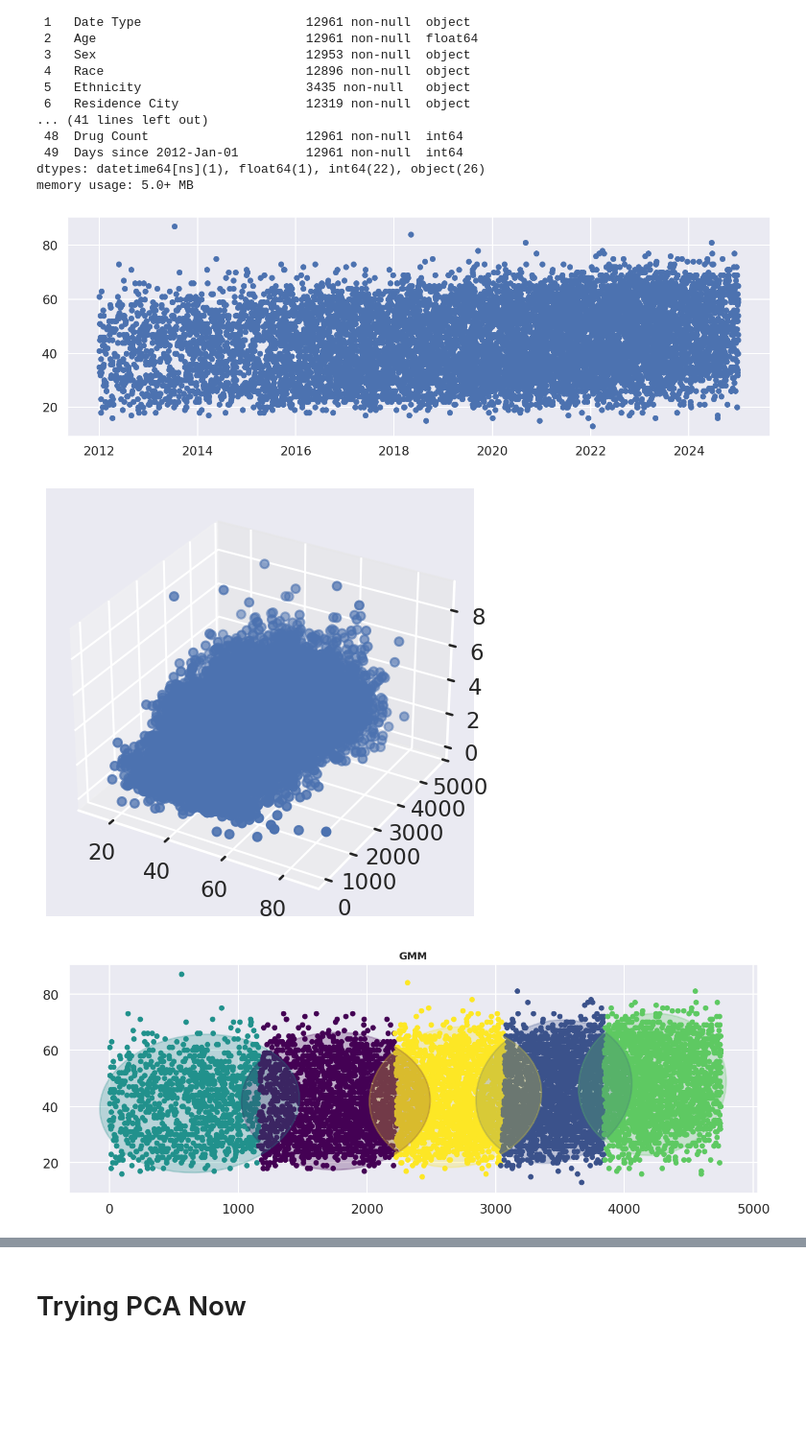
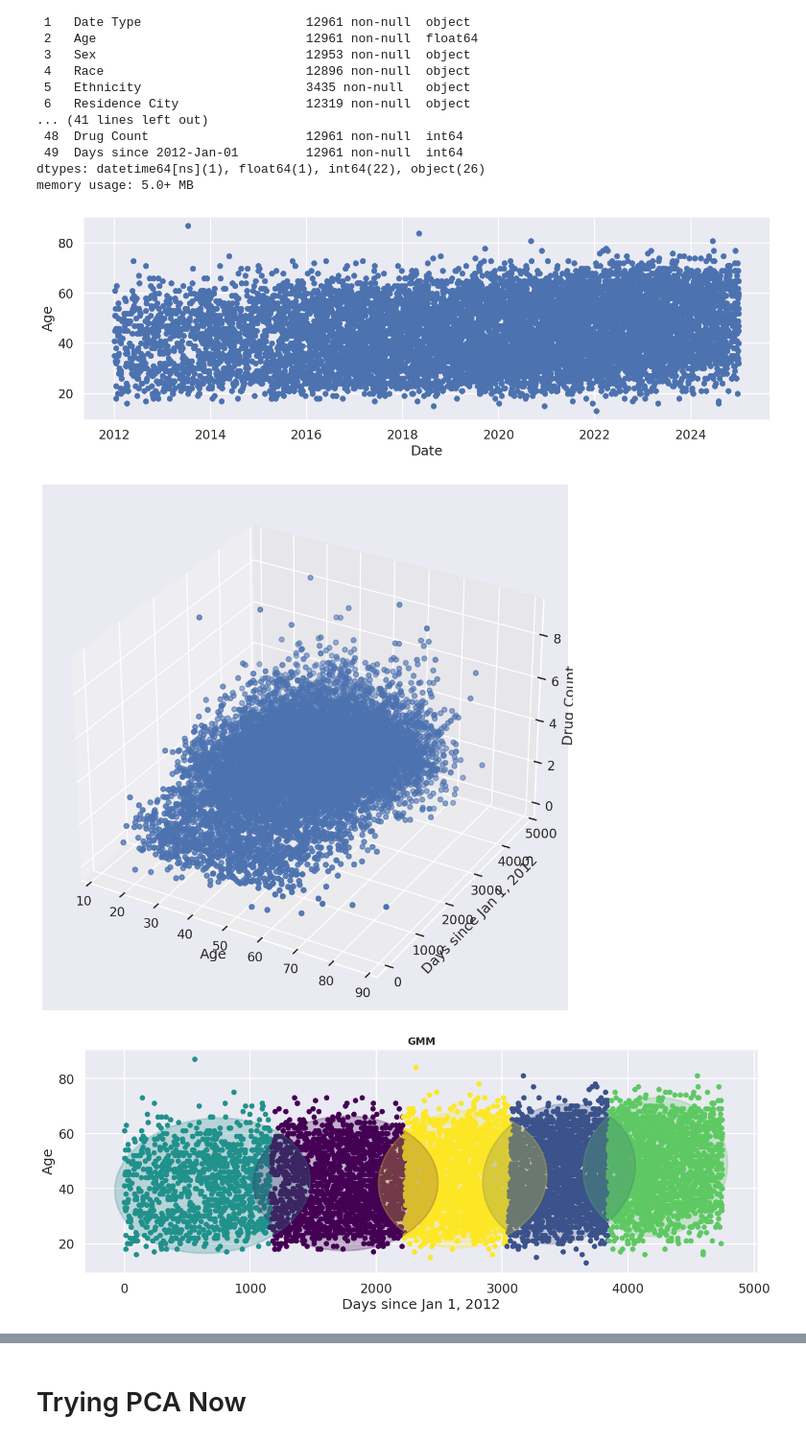
Before and after one commit to Merricko24/Adv-Data-Science-Overdose-Project, a Jupyter notebook: ProjectNotebook.ipynb, the cells around one changed output, grey strips where cells are left out. Shown at 96% size. Cells and saved outputs as stored; diff of their text form; code cells hidden in the pictures; blank space fills up the shorter version.

```diff
--- a/ProjectNotebook.ipynb
+++ b/ProjectNotebook.ipynb
@@ -149,15 +167,16 @@ fig, axes = plt.subplots(1, 1, figsize=(14, 5))
 x_vals = cleaned_adrd_df["Date"]
 y_vals = cleaned_adrd_df["Age"]
 axes.scatter(x_vals, y_vals, s=40)
-
+axes.set_xlabel("Date")
+axes.set_ylabel("Age")
 plt.tight_layout()
 plt.show()
 # %% [output]
-[figure, old version]
+[figure, new version]
 # %%
 cleaned_adrd_df = cleaned_adrd_df[cleaned_adrd_df['Sex'] == 'Male']
 
-fig = plt.figure(figsize=(14, 5))
+fig = plt.figure(figsize=(10, 14))
 axes = fig.add_subplot(projection='3d')
 
 x_vals = cleaned_adrd_df["Age"]
@@ -165,11 +184,14 @@ y_vals = cleaned_adrd_df["Days since 2012-Jan-01"]
 z_vals = cleaned_adrd_df["Drug Count"]
 
 axes.scatter(x_vals, y_vals, z_vals, s=40)
+axes.set_ylabel("Days since Jan 1, 2012")
+axes.set_xlabel("Age")
+axes.set_zlabel("Drug Count")
 
 plt.tight_layout()
 plt.show()
 # %% [output]
-[figure, old version]
+[figure, new version]
 # %%
 def draw_ellipse(ax, mean, cov, color, label=''):
     """
@@ -189,20 +211,22 @@ def draw_ellipse(ax, mean, cov, color, label=''):
 # %%
 n = 5
 gmm = GaussianMixture(n_components=n,        # K = n components
                        covariance_type='full',
                        random_state=21)
 
 labels_gmm = gmm.fit_predict(cleaned_adrd_df[['Days since 2012-Jan-01', 'Age']])
 
 fig, axes = plt.subplots(1, 1, figsize=(14, 5))
 axes.scatter(cleaned_adrd_df['Days since 2012-Jan-01'], cleaned_adrd_df['Age'], c=labels_gmm, s=30, cmap='viridis')
+axes.set_xlabel("Days since Jan 1, 2012")
+axes.set_ylabel("Age")
 colors = plt.cm.viridis(np.linspace(0, 1, n))
 for k in range(n):
 #     # Overlay the learned covariance ellipse for each component
     draw_ellipse(axes, gmm.means_[k], gmm.covariances_[k], colors[k])
 axes.set_title("GMM", fontweight='bold', fontsize=13);
 # %% [output]
-[figure, old version]
+[figure, new version]
 # %%
 n = 5
 gmm = GaussianMixture(n_components=n,        # K = n components
```
Also changed, not shown: parts of 21 cells of this notebook.
